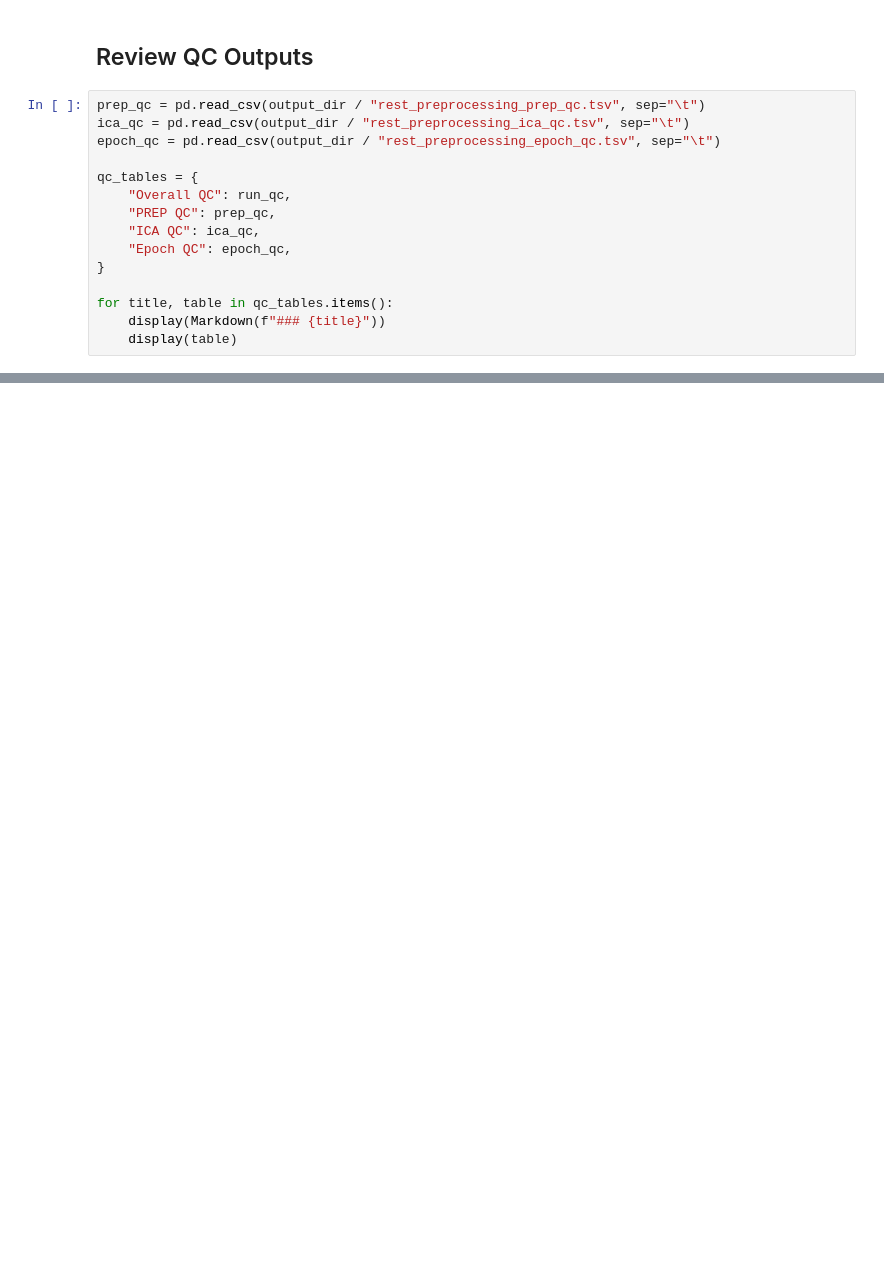
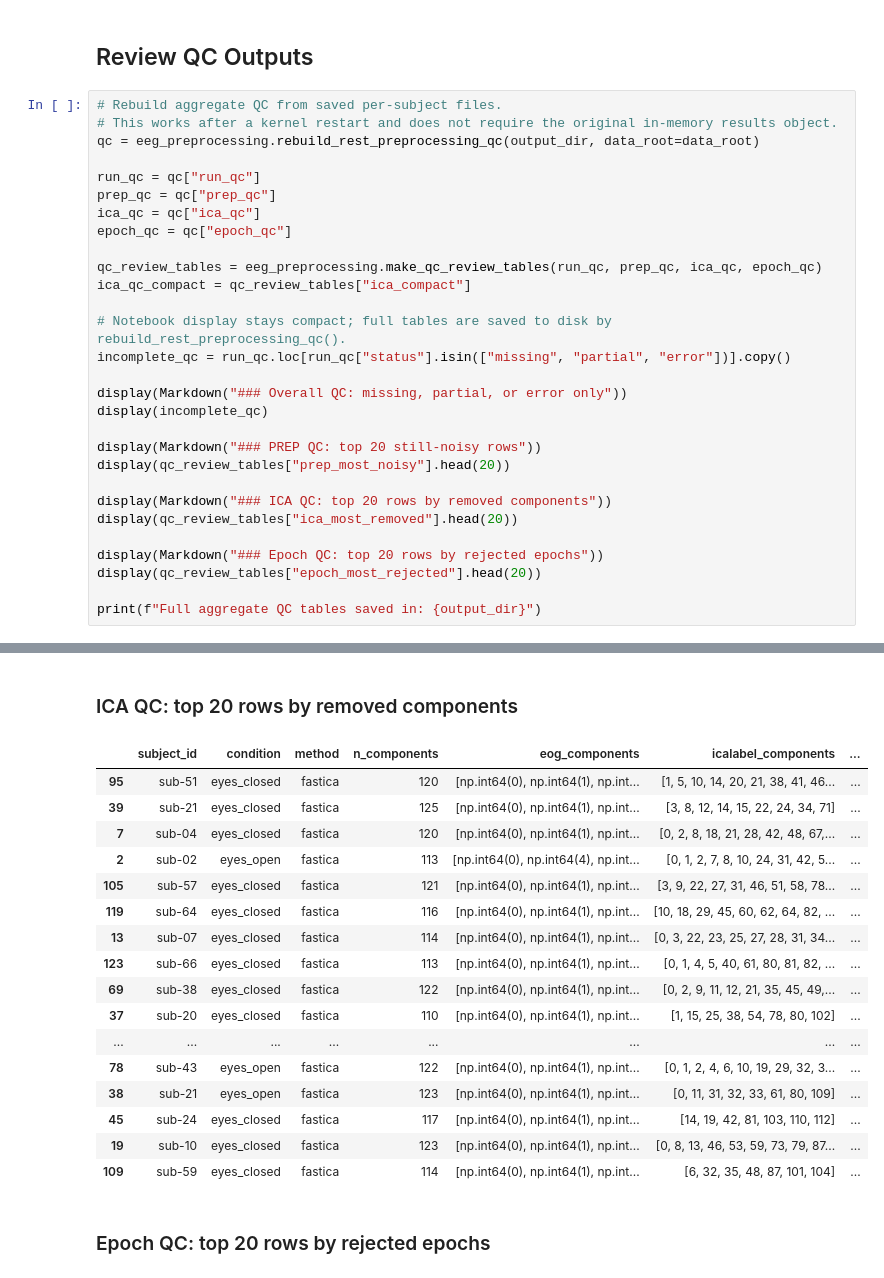
Before and after one commit to nmarryatt/neurogenetics-ml, a Jupyter notebook: notebooks/03_Batch_Preprocessing.ipynb, the cells around one changed output, grey strips where cells are left out. Cells and saved outputs as stored; diff of their text form; blank space fills up the shorter version.

Commit message:
run QC on all subjects and review QC outputs

```diff
--- a/notebooks/03_Batch_Preprocessing.ipynb
+++ b/notebooks/03_Batch_Preprocessing.ipynb
@@ -114,17 +136,32 @@ run_qc
 # %% [markdown]
 ## Review QC Outputs
 # %%
-prep_qc = pd.read_csv(output_dir / "rest_preprocessing_prep_qc.tsv", sep="\t")
-ica_qc = pd.read_csv(output_dir / "rest_preprocessing_ica_qc.tsv", sep="\t")
-epoch_qc = pd.read_csv(output_dir / "rest_preprocessing_epoch_qc.tsv", sep="\t")
+# Rebuild aggregate QC from saved per-subject files.
+# This works after a kernel restart and does not require the original in-memory results object.
+qc = eeg_preprocessing.rebuild_rest_preprocessing_qc(output_dir, data_root=data_root)
 
-qc_tables = {
-    "Overall QC": run_qc,
-    "PREP QC": prep_qc,
-    "ICA QC": ica_qc,
-    "Epoch QC": epoch_qc,
-}
+run_qc = qc["run_qc"]
+prep_qc = qc["prep_qc"]
+ica_qc = qc["ica_qc"]
+epoch_qc = qc["epoch_qc"]
 
-for title, table in qc_tables.items():
-    display(Markdown(f"### {title}"))
-    display(table)
+qc_review_tables = eeg_preprocessing.make_qc_review_tables(run_qc, prep_qc, ica_qc, epoch_qc)
+ica_qc_compact = qc_review_tables["ica_compact"]
+
+# Notebook display stays compact; full tables are saved to disk by rebuild_rest_preprocessing_qc().
+incomplete_qc = run_qc.loc[run_qc["status"].isin(["missing", "partial", "error"])].copy()
+
+display(Markdown("### Overall QC: missing, partial, or error only"))
+display(incomplete_qc)
+
+display(Markdown("### PREP QC: top 20 still-noisy rows"))
+display(qc_review_tables["prep_most_noisy"].head(20))
+
+display(Markdown("### ICA QC: top 20 rows by removed components"))
+display(qc_review_tables["ica_most_removed"].head(20))
+
+display(Markdown("### Epoch QC: top 20 rows by rejected epochs"))
+display(qc_review_tables["epoch_most_rejected"].head(20))
+
+print(f"Full aggregate QC tables saved in: {output_dir}")
+# %% [output]
@@ -130,0 +203,19 @@ for title, table in qc_tables.items():
+### ICA QC: top 20 rows by removed components
+|  | subject_id | condition | method | n_components | eog_components | icalabel_components | ... |
+| 95 | sub-51 | eyes_closed | fastica | 120 | [np.int64(0), np.int64(1), np.int... | [1, 5, 10, 14, 20, 21, 38, 41, 46... | ... |
+| 39 | sub-21 | eyes_closed | fastica | 125 | [np.int64(0), np.int64(1), np.int... | [3, 8, 12, 14, 15, 22, 24, 34, 71] | ... |
+| 7 | sub-04 | eyes_closed | fastica | 120 | [np.int64(0), np.int64(1), np.int... | [0, 2, 8, 18, 21, 28, 42, 48, 67,... | ... |
+| 2 | sub-02 | eyes_open | fastica | 113 | [np.int64(0), np.int64(4), np.int... | [0, 1, 2, 7, 8, 10, 24, 31, 42, 5... | ... |
+| 105 | sub-57 | eyes_closed | fastica | 121 | [np.int64(0), np.int64(1), np.int... | [3, 9, 22, 27, 31, 46, 51, 58, 78... | ... |
+| 119 | sub-64 | eyes_closed | fastica | 116 | [np.int64(0), np.int64(1), np.int... | [10, 18, 29, 45, 60, 62, 64, 82, ... | ... |
+| 13 | sub-07 | eyes_closed | fastica | 114 | [np.int64(0), np.int64(1), np.int... | [0, 3, 22, 23, 25, 27, 28, 31, 34... | ... |
+| 123 | sub-66 | eyes_closed | fastica | 113 | [np.int64(0), np.int64(1), np.int... | [0, 1, 4, 5, 40, 61, 80, 81, 82, ... | ... |
+| 69 | sub-38 | eyes_closed | fastica | 122 | [np.int64(0), np.int64(1), np.int... | [0, 2, 9, 11, 12, 21, 35, 45, 49,... | ... |
+| 37 | sub-20 | eyes_closed | fastica | 110 | [np.int64(0), np.int64(1), np.int... | [1, 15, 25, 38, 54, 78, 80, 102] | ... |
+| ... | ... | ... | ... | ... | ... | ... | ... |
+| 78 | sub-43 | eyes_open | fastica | 122 | [np.int64(0), np.int64(1), np.int... | [0, 1, 2, 4, 6, 10, 19, 29, 32, 3... | ... |
+| 38 | sub-21 | eyes_open | fastica | 123 | [np.int64(0), np.int64(1), np.int... | [0, 11, 31, 32, 33, 61, 80, 109] | ... |
+| 45 | sub-24 | eyes_closed | fastica | 117 | [np.int64(0), np.int64(1), np.int... | [14, 19, 42, 81, 103, 110, 112] | ... |
+| 19 | sub-10 | eyes_closed | fastica | 123 | [np.int64(0), np.int64(1), np.int... | [0, 8, 13, 46, 53, 59, 73, 79, 87... | ... |
+| 109 | sub-59 | eyes_closed | fastica | 114 | [np.int64(0), np.int64(1), np.int... | [6, 32, 35, 48, 87, 101, 104] | ... |
+### Epoch QC: top 20 rows by rejected epochs
```
Also changed, not shown: parts of 7 cells of this notebook, 1 other file.
